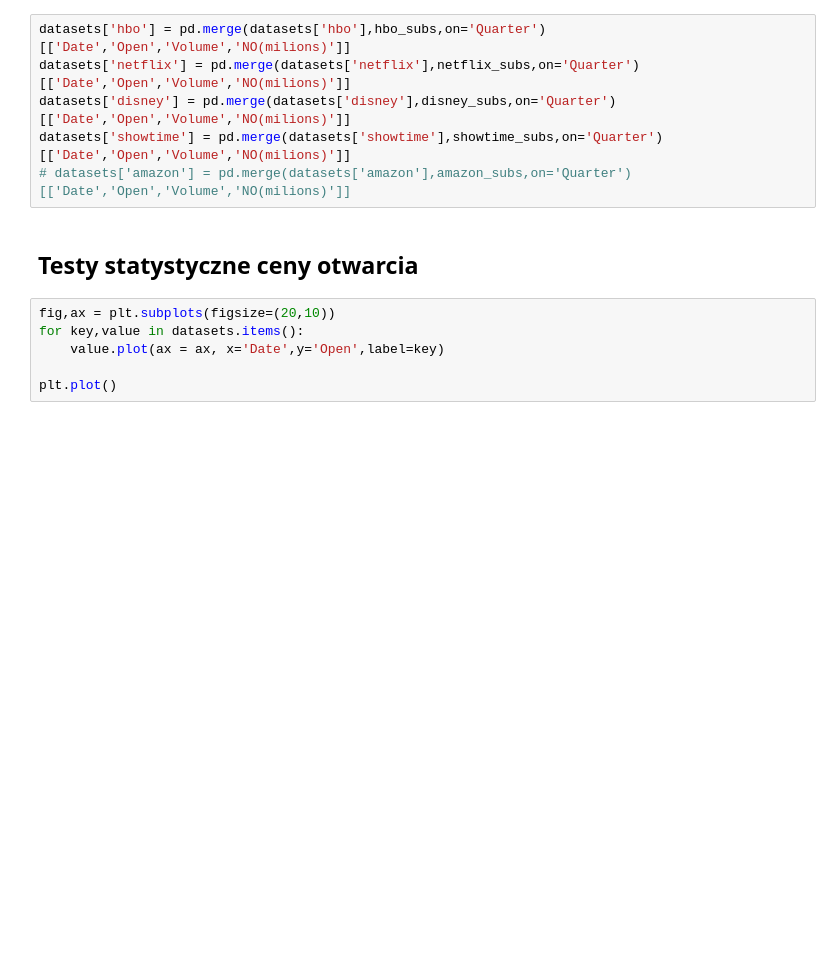
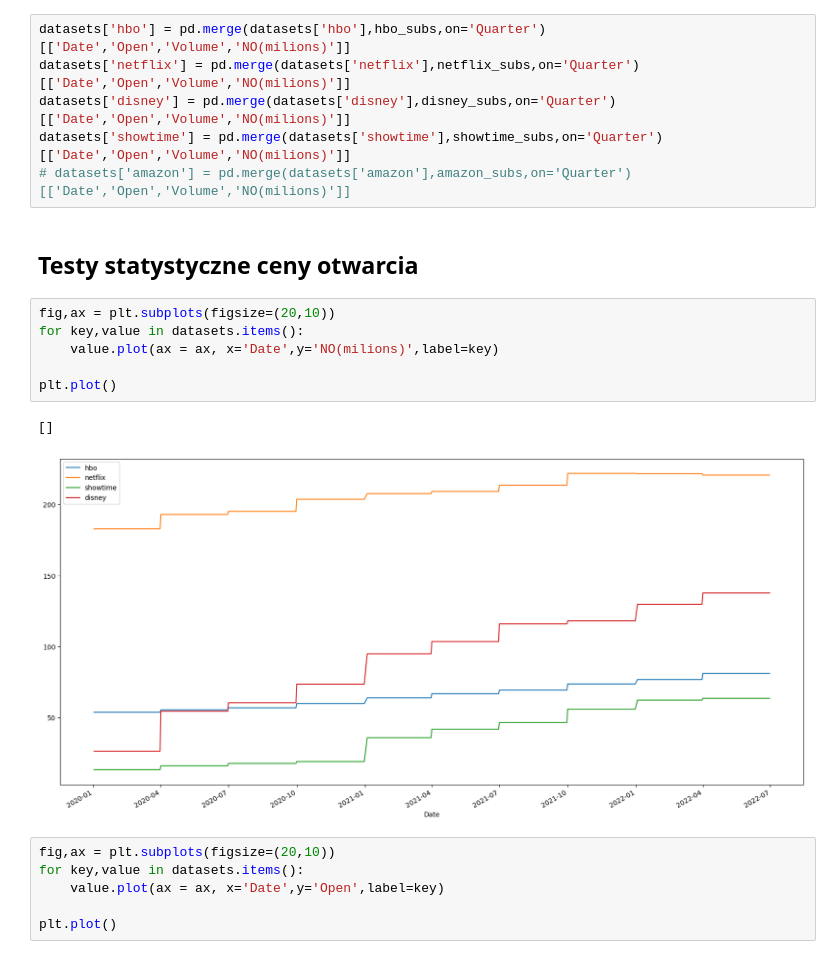
Before and after one commit to MiloszSojka/Projekt_UMWF, a Jupyter notebook: main.ipynb, the cells around one changed output. Saved outputs shown, nothing was run; the diff lists cells and outputs as text; blank space fills up the shorter version.

```diff
--- a/main.ipynb
+++ b/main.ipynb
@@ -105,6 +105,15 @@ datasets['showtime'] = pd.merge(datasets['showtime'],showtime_subs,on='Quarter')
 # datasets['amazon'] = pd.merge(datasets['amazon'],amazon_subs,on='Quarter')[['Date','Open','Volume','NO(milions)']]
 # %% [markdown]
 ## Testy statystyczne ceny otwarcia
+# %%
+fig,ax = plt.subplots(figsize=(20,10))
+for key,value in datasets.items():
+    value.plot(ax = ax, x='Date',y='NO(milions)',label=key)
+
+plt.plot()
+# %% [output]
+[]
+[figure, added]
 # %%
 fig,ax = plt.subplots(figsize=(20,10))
 for key,value in datasets.items():
```
Also changed, not shown: parts of 25 cells of this notebook.
